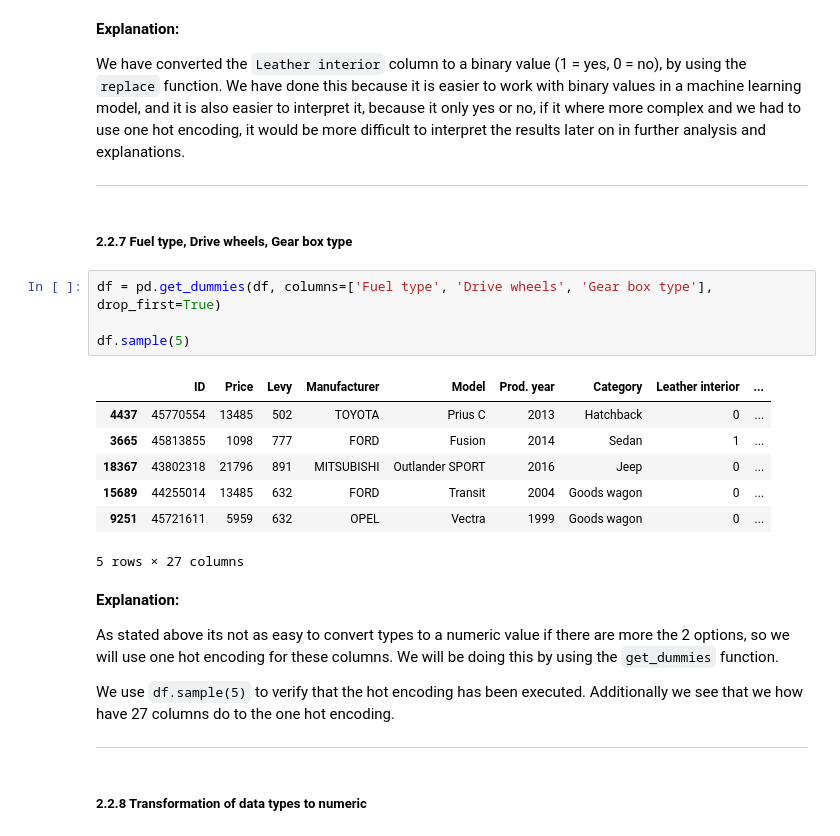
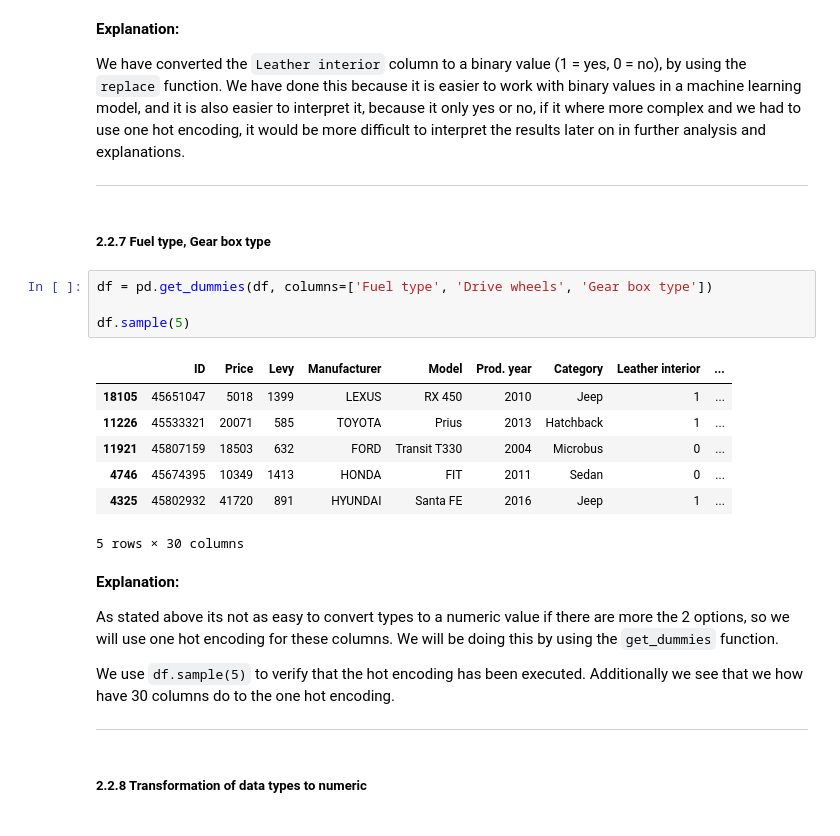
Before and after one commit to Peter537/Soft1-AI-Eksamensopgave, a Jupyter notebook: part1/part1.ipynb, the cells around one changed output. Drawn from its saved outputs; the diff is of its cells as text.

```diff
--- a/part1/part1.ipynb
+++ b/part1/part1.ipynb
@@ -267,25 +271,25 @@ We have converted the `Leather interior` column to a binary value (1 = yes, 0 =
 
 ---
 # %% [markdown]
-##### 2.2.7 Fuel type, Drive wheels, Gear box type
+##### 2.2.7 Fuel type, Gear box type
 # %%
-df = pd.get_dummies(df, columns=['Fuel type', 'Drive wheels', 'Gear box type'], drop_first=True)
+df = pd.get_dummies(df, columns=['Fuel type', 'Drive wheels', 'Gear box type'])
 
 df.sample(5)
 # %% [output]
 |  | ID | Price | Levy | Manufacturer | Model | Prod. year | Category | Leather interior | ... |
-| 4437 | 45770554 | 13485 | 502 | TOYOTA | Prius C | 2013 | Hatchback | 0 | ... |
-| 3665 | 45813855 | 1098 | 777 | FORD | Fusion | 2014 | Sedan | 1 | ... |
-| 18367 | 43802318 | 21796 | 891 | MITSUBISHI | Outlander SPORT | 2016 | Jeep | 0 | ... |
-| 15689 | 44255014 | 13485 | 632 | FORD | Transit | 2004 | Goods wagon | 0 | ... |
-| 9251 | 45721611 | 5959 | 632 | OPEL | Vectra | 1999 | Goods wagon | 0 | ... |
+| 18105 | 45651047 | 5018 | 1399 | LEXUS | RX 450 | 2010 | Jeep | 1 | ... |
+| 11226 | 45533321 | 20071 | 585 | TOYOTA | Prius | 2013 | Hatchback | 1 | ... |
+| 11921 | 45807159 | 18503 | 632 | FORD | Transit T330 | 2004 | Microbus | 0 | ... |
+| 4746 | 45674395 | 10349 | 1413 | HONDA | FIT | 2011 | Sedan | 0 | ... |
+| 4325 | 45802932 | 41720 | 891 | HYUNDAI | Santa FE | 2016 | Jeep | 1 | ... |
-5 rows × 27 columns
+5 rows × 30 columns
 # %% [markdown]
 __Explanation:__
 
 As stated above its not as easy to convert types to a numeric value if there are more the 2 options, so we will use one hot encoding for these columns. We will be doing this by using the `get_dummies` function.
 
-We use `df.sample(5)` to verify that the hot encoding has been executed. Additionally we see that we how have 27 columns do to the one hot encoding.
+We use `df.sample(5)` to verify that the hot encoding has been executed. Additionally we see that we how have 30 columns do to the one hot encoding.
 
 ---
 # %% [markdown]
```
Also changed, not shown: parts of 20 cells of this notebook, 1 other file.
